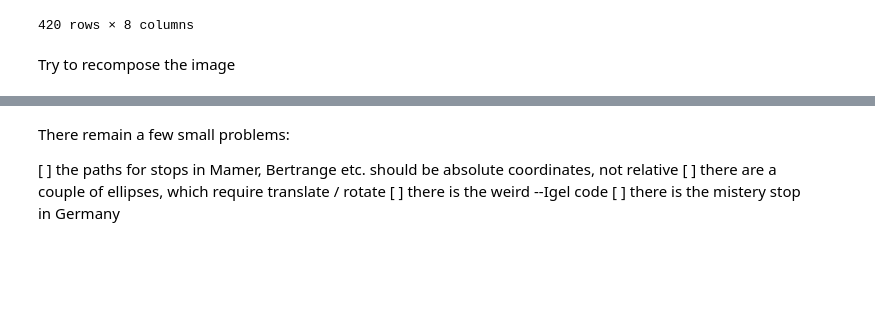
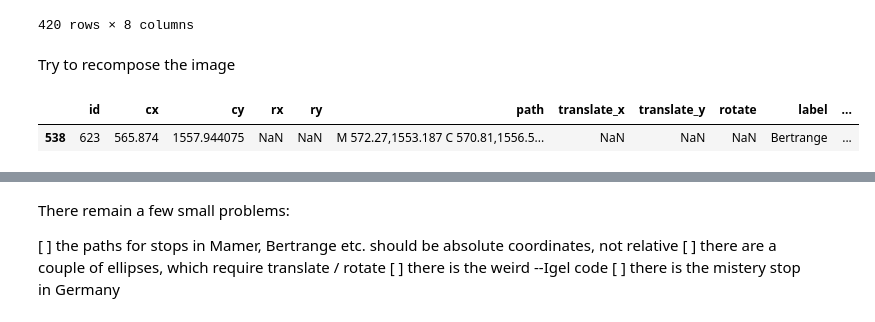
Before and after one commit to observatoire-mobilite/odm-website, a Jupyter notebook: data/busmap/clickable_map_corrected.ipynb, the cells around one changed output, grey strips where cells are left out. Saved outputs shown, nothing was run; the diff lists cells and outputs as text; code cells hidden in the pictures; blank space fills up the shorter version.

```diff
--- a/data/busmap/clickable_map_corrected.ipynb
+++ b/data/busmap/clickable_map_corrected.ipynb
@@ -162,9 +171,13 @@ stop_places = pd.read_xml(inputmap, stylesheet=style, xpath='/groups/*')
 
 stop_places = split_id_code(stop_places)
 
-# convert to path
+# convert to path - store coordinates of bbox's center as 'cx' and 'cy'
 filt = ~stop_places['d'].isnull()
-stop_places.loc[filt, 'path'] = stop_places.loc[filt, 'd'].apply(lambda d: pt.parse_path(d).d())
+paths = stop_places.loc[filt, 'd'].apply(lambda d: pt.parse_path(d))
+stop_places.loc[filt, 'path'] = paths.apply(lambda d: d.d())
+stop_places.loc[filt, 'cx'] = paths.apply(lambda d: np.mean(d.bbox()[:2]))
+stop_places.loc[filt, 'cy'] = paths.apply(lambda d: np.mean(d.bbox()[3:]))
+
 
 # extract translate and rotate instructions
 pos = stop_places['transform'].str.extract('translate\((-?\d+(?:\.\d+)?) *,? (-?\d+(?:\.\d+)?)\)')
@@ -276,6 +293,11 @@ stations
 420 rows × 8 columns
 # %% [markdown]
 Try to recompose the image
+# %%
+stops.query('id==623')
+# %% [output]
+|  | id | cx | cy | rx | ry | path | translate_x | translate_y | rotate | label | ... |
+| 538 | 623 | 565.874 | 1557.944075 | NaN | NaN | M 572.27,1553.187 C 570.81,1556.5... | NaN | NaN | NaN | Bertrange | ... |
 # %%
 tags = []
 
```
Also changed, not shown: parts of 6 cells of this notebook, 3 other files.
